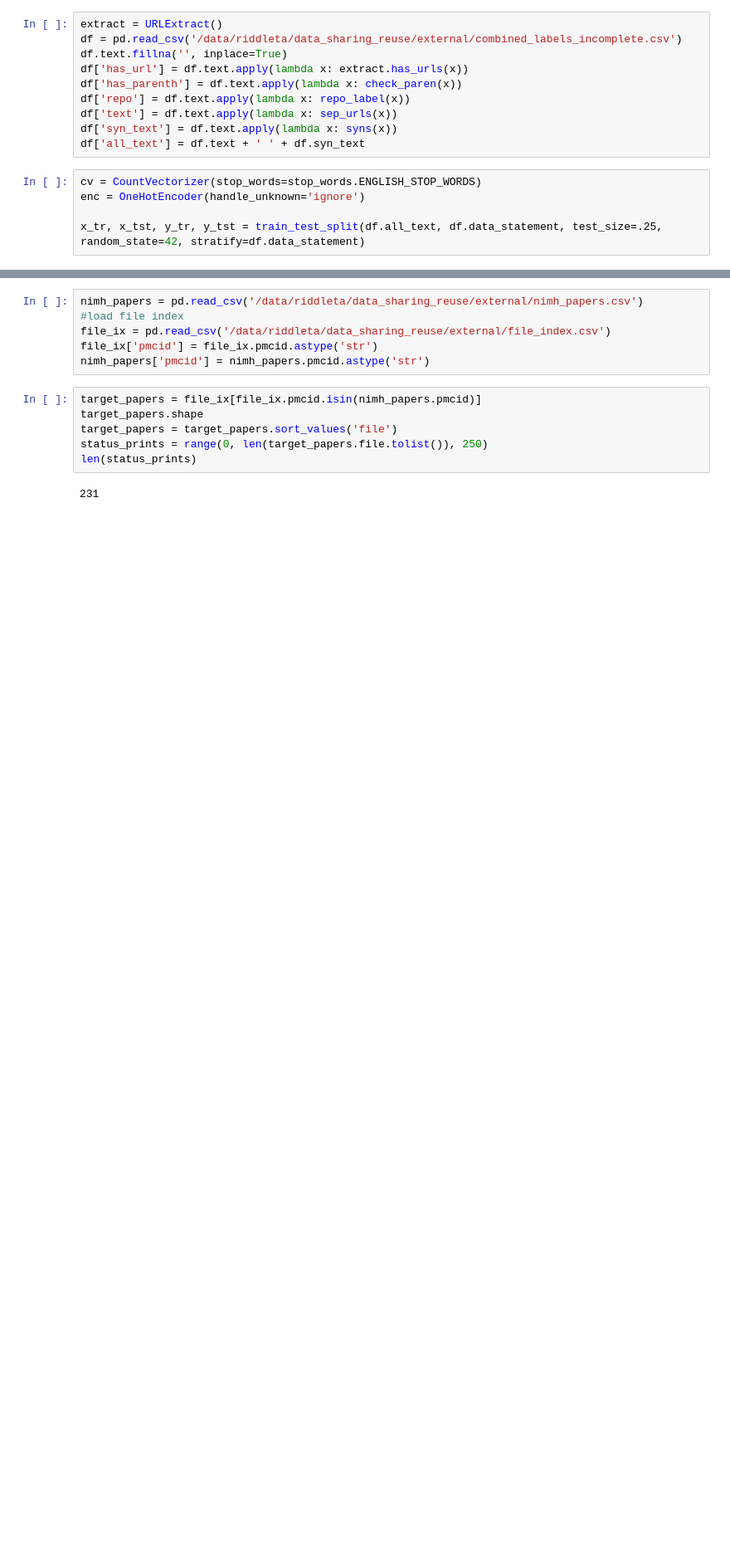
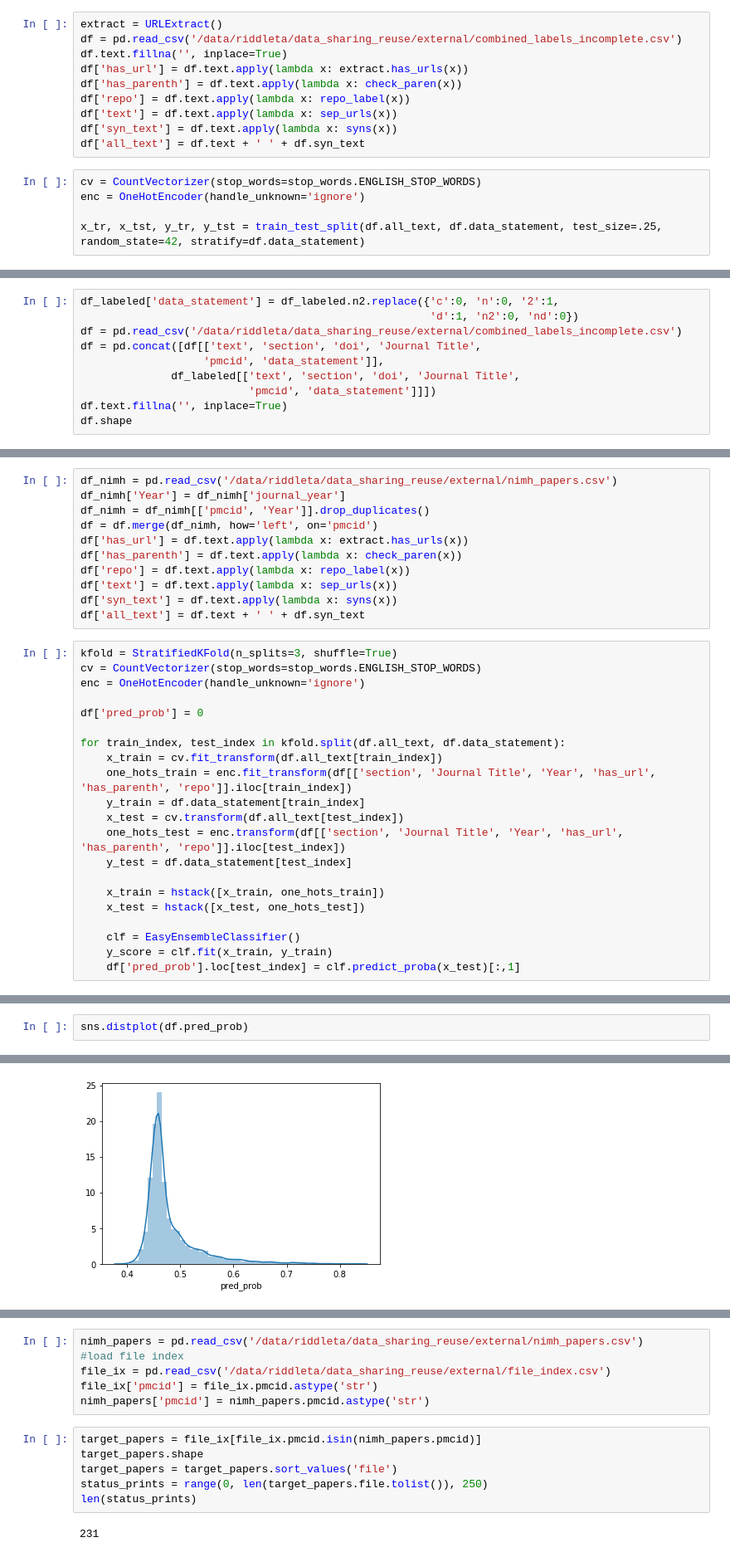
Before and after one commit to nimh-dsst/data_sharing_reuse, a Jupyter notebook: notebooks/07.0-TAR-second_level_clf.ipynb, the cells around one changed output, grey strips where cells are left out. Shown at 83% size. Saved outputs shown, nothing was run; the diff lists cells and outputs as text; blank space fills up the shorter version.

```diff
--- a/notebooks/07.0-TAR-second_level_clf.ipynb
+++ b/notebooks/07.0-TAR-second_level_clf.ipynb
@@ -118,0 +127,10 @@ weighted avg       0.96      0.94      0.95       634
+# %%
+df_labeled['data_statement'] = df_labeled.n2.replace({'c':0, 'n':0, '2':1,
+                                                      'd':1, 'n2':0, 'nd':0})
+df = pd.read_csv('/data/riddleta/data_sharing_reuse/external/combined_labels_incomplete.csv')
+df = pd.concat([df[['text', 'section', 'doi', 'Journal Title',
+                   'pmcid', 'data_statement']],
+              df_labeled[['text', 'section', 'doi', 'Journal Title',
+                          'pmcid', 'data_statement']]])
+df.text.fillna('', inplace=True)
+df.shape
@@ -118,0 +139,32 @@ weighted avg       0.96      0.94      0.95       634
+# %%
+df_nimh = pd.read_csv('/data/riddleta/data_sharing_reuse/external/nimh_papers.csv')
+df_nimh['Year'] = df_nimh['journal_year']
+df_nimh = df_nimh[['pmcid', 'Year']].drop_duplicates()
+df = df.merge(df_nimh, how='left', on='pmcid')
+df['has_url'] = df.text.apply(lambda x: extract.has_urls(x))
+df['has_parenth'] = df.text.apply(lambda x: check_paren(x))
+df['repo'] = df.text.apply(lambda x: repo_label(x))
+df['text'] = df.text.apply(lambda x: sep_urls(x))
+df['syn_text'] = df.text.apply(lambda x: syns(x))
+df['all_text'] = df.text + ' ' + df.syn_text
+# %%
+kfold = StratifiedKFold(n_splits=3, shuffle=True)
+cv = CountVectorizer(stop_words=stop_words.ENGLISH_STOP_WORDS)
+enc = OneHotEncoder(handle_unknown='ignore')
+
+df['pred_prob'] = 0
+
+for train_index, test_index in kfold.split(df.all_text, df.data_statement):
+    x_train = cv.fit_transform(df.all_text[train_index])
+    one_hots_train = enc.fit_transform(df[['section', 'Journal Title', 'Year', 'has_url', 'has_parenth', 'repo']].iloc[train_index])
+    y_train = df.data_statement[train_index]
+    x_test = cv.transform(df.all_text[test_index])
+    one_hots_test = enc.transform(df[['section', 'Journal Title', 'Year', 'has_url', 'has_parenth', 'repo']].iloc[test_index])
+    y_test = df.data_statement[test_index]
+
+    x_train = hstack([x_train, one_hots_train])
+    x_test = hstack([x_test, one_hots_test])
+
+    clf = EasyEnsembleClassifier()
+    y_score = clf.fit(x_train, y_train)
+    df['pred_prob'].loc[test_index] = clf.predict_proba(x_test)[:,1]
@@ -118,0 +184,3 @@ weighted avg       0.96      0.94      0.95       634
+# %%
+sns.distplot(df.pred_prob)
+# %% [output]
@@ -118,0 +188 @@ weighted avg       0.96      0.94      0.95       634
+[figure, added]
```
Also changed, not shown: parts of 11 cells of this notebook, 2 other files.
